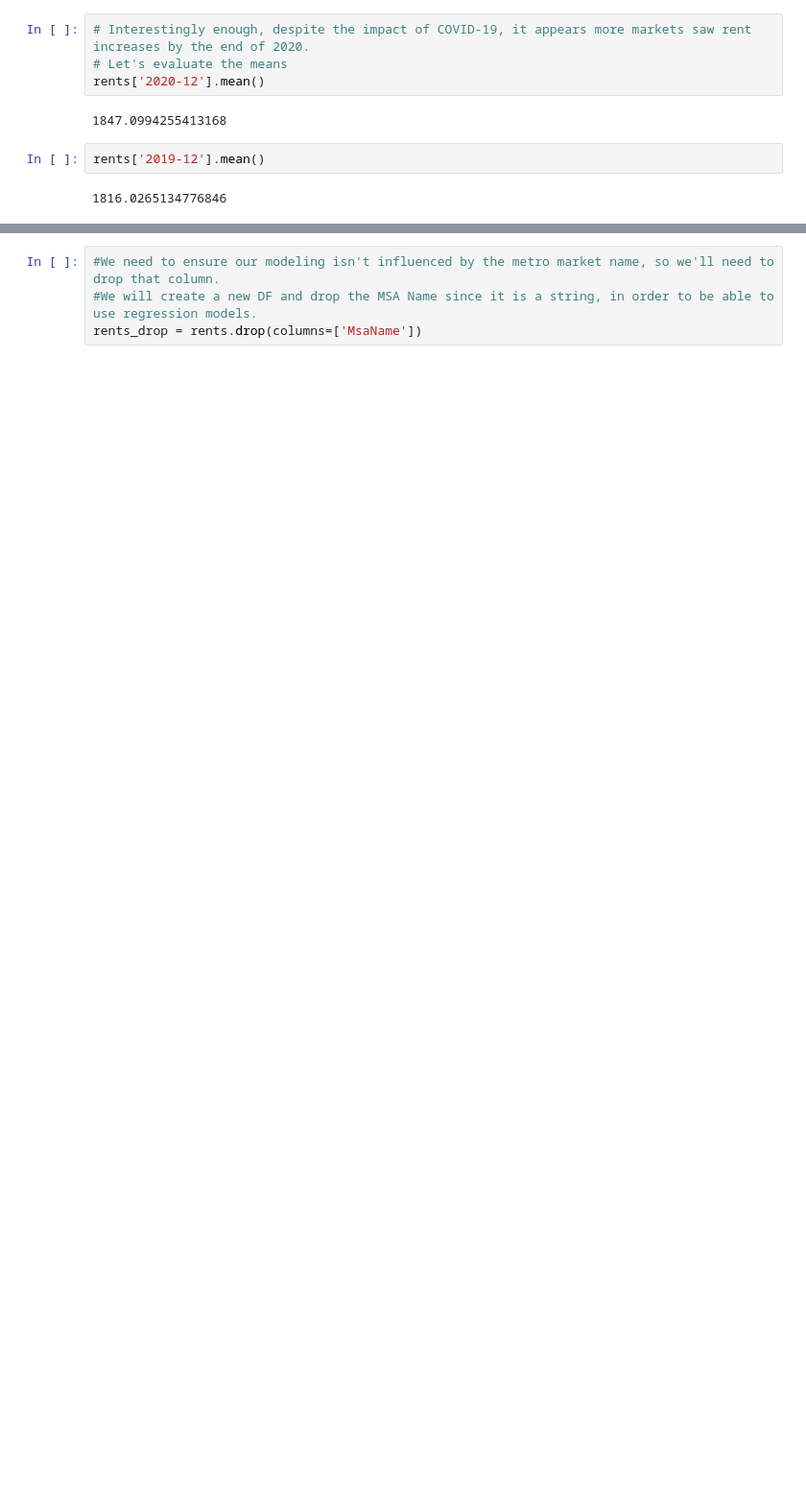
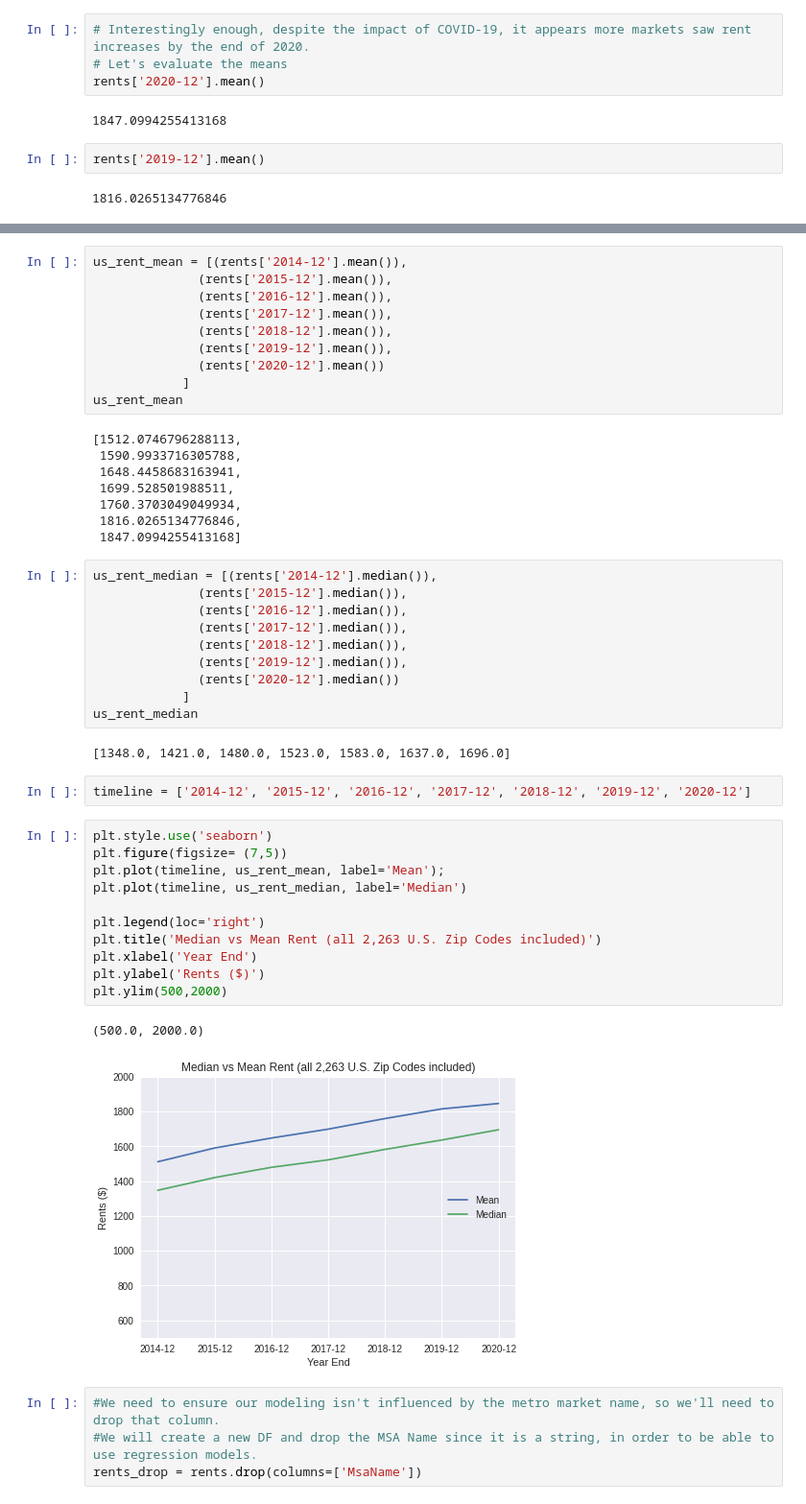
Before and after one commit to dcnarch/RentPricePredict, a Jupyter notebook: RentPricePredict.ipynb, the cells around one changed output, grey strips where cells are left out. Shown at 96% size. Cells and saved outputs as stored; diff of their text form; blank space fills up the shorter version.

```diff
--- a/RentPricePredict.ipynb
+++ b/RentPricePredict.ipynb
@@ -415,5 +406,51 @@ rents['2020-12'].min()
 # %% [output]
 727.0
+# %%
+us_rent_mean = [(rents['2014-12'].mean()),
+              (rents['2015-12'].mean()),
+              (rents['2016-12'].mean()),
+              (rents['2017-12'].mean()),
+              (rents['2018-12'].mean()),
+              (rents['2019-12'].mean()),
+              (rents['2020-12'].mean())
+            ]
+us_rent_mean
+# %% [output]
+[1512.0746796288113,
+ 1590.9933716305788,
+ 1648.4458683163941,
+ 1699.528501988511,
+ 1760.3703049049934,
+ 1816.0265134776846,
+ 1847.0994255413168]
+# %%
+us_rent_median = [(rents['2014-12'].median()),
+              (rents['2015-12'].median()),
+              (rents['2016-12'].median()),
+              (rents['2017-12'].median()),
+              (rents['2018-12'].median()),
+              (rents['2019-12'].median()),
+              (rents['2020-12'].median())
+            ]
+us_rent_median
+# %% [output]
+[1348.0, 1421.0, 1480.0, 1523.0, 1583.0, 1637.0, 1696.0]
+# %%
+timeline = ['2014-12', '2015-12', '2016-12', '2017-12', '2018-12', '2019-12', '2020-12']
+# %%
+plt.style.use('seaborn')
+plt.figure(figsize= (7,5))
+plt.plot(timeline, us_rent_mean, label='Mean');
+plt.plot(timeline, us_rent_median, label='Median')
+
+plt.legend(loc='right')
+plt.title('Median vs Mean Rent (all 2,263 U.S. Zip Codes included)')
+plt.xlabel('Year End')
+plt.ylabel('Rents ($)')
+plt.ylim(500,2000)
+# %% [output]
+(500.0, 2000.0)
+[figure, added]
 # %%
 #We need to ensure our modeling isn't influenced by the metro market name, so we'll need to drop that column.
 #We will create a new DF and drop the MSA Name since it is a string, in order to be able to use regression models.
```
Also changed, not shown: parts of 103 cells of this notebook, 12 other files.
